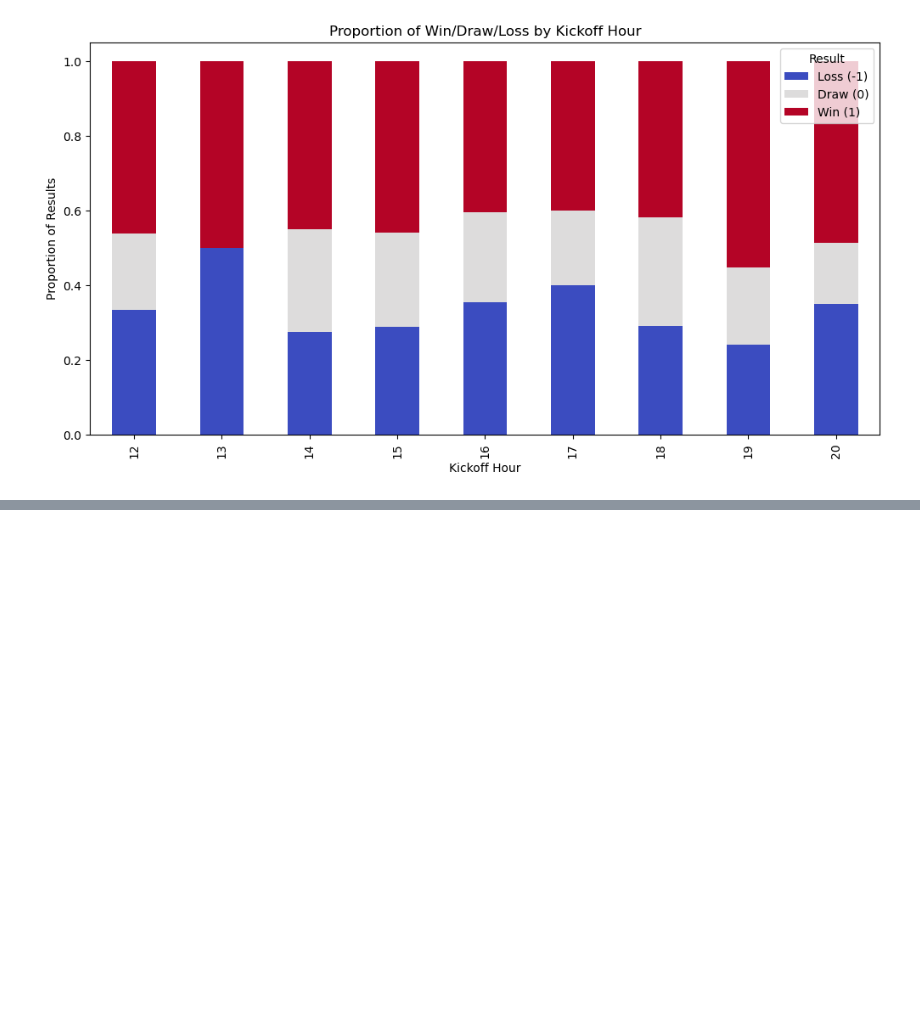
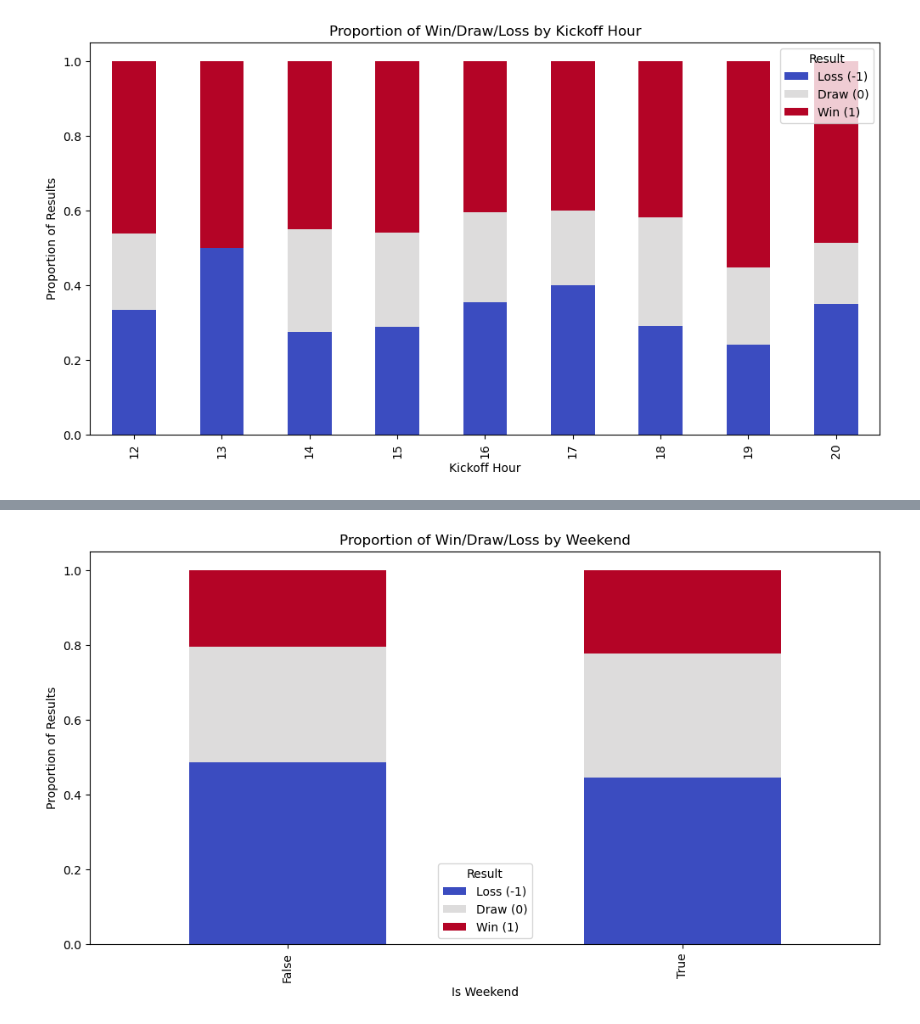
Before and after one commit to BhosaleAniket/MATH-189-Final-Project, a Jupyter notebook: final_project.ipynb, the cells around one changed output, grey strips where cells are left out. Saved outputs shown, nothing was run; the diff lists cells and outputs as text; code cells hidden in the pictures; blank space fills up the shorter version.

Commit message:
weekend eda

```diff
--- a/final_project.ipynb
+++ b/final_project.ipynb
@@ -370,0 +391,17 @@ plt.show()
+# %%
+weekend_win = combined_df[['MatchDate', 'FullTimeResult', 'HomeFouls', 'AwayFouls', 'HomeYellowCards', 'AwayYellowCards']]
+weekend_win = weekend_win.dropna()
+# Group by is weekend and calculate outcome percentages
+weekend_win['IsWeekend'] = pd.to_datetime(weekend_win['MatchDate']).dt.dayofweek.isin([5, 6])
+
+weekend_results = weekend_win.groupby('IsWeekend')['FullTimeResult'].value_counts(normalize=True).unstack().fillna(0)
+
+# Plot
+weekend_results.plot(kind='bar', stacked=True, figsize=(12, 6), colormap='coolwarm')
+plt.xlabel('Is Weekend')
+plt.ylabel('Proportion of Results')
+plt.title('Proportion of Win/Draw/Loss by Weekend')
+plt.legend(title='Result', labels=['Loss (-1)', 'Draw (0)', 'Win (1)'])
+plt.show()
+# %% [output]
+[figure, added]
```
Also changed, not shown: parts of 5 cells of this notebook.
